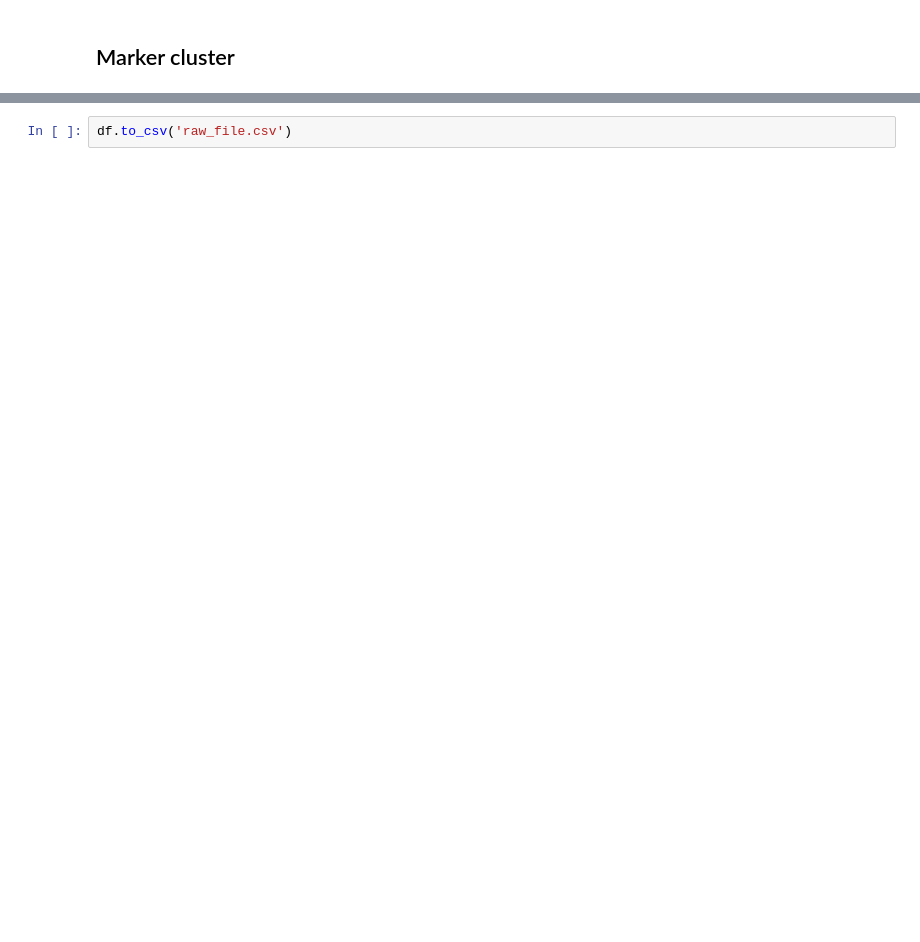
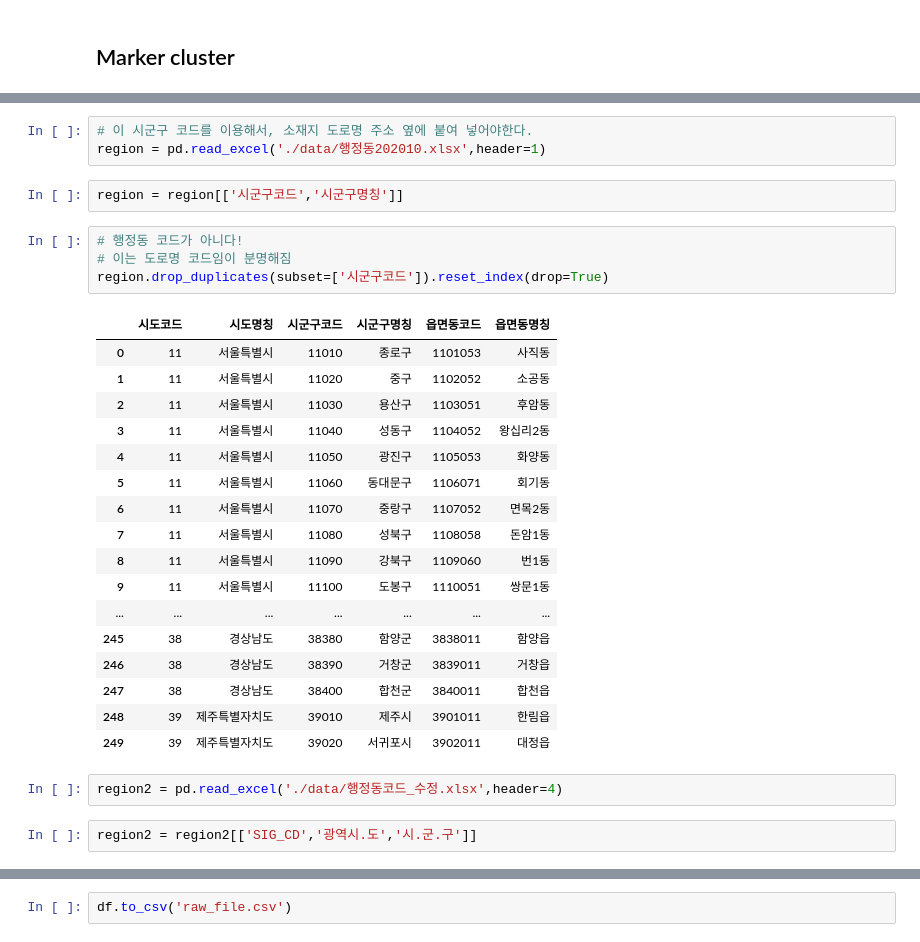
Before and after one commit to hana-dool/2102_JSproject, a Jupyter notebook: Preprocessinng.ipynb, the cells around one changed output, grey strips where cells are left out. Drawn from its saved outputs; the diff is of its cells as text; blank space fills up the shorter version.

```diff
--- a/Preprocessinng.ipynb
+++ b/Preprocessinng.ipynb
@@ -609,0 +729,31 @@ map_gangnam_temp
+# %%
+# 이 시군구 코드를 이용해서, 소재지 도로명 주소 옆에 붙여 넣어야한다.
+region = pd.read_excel('./data/행정동202010.xlsx',header=1)
+# %%
+region = region[['시군구코드','시군구명칭']]
+# %%
+# 행정동 코드가 아니다!
+# 이는 도로명 코드임이 분명해짐
+region.drop_duplicates(subset=['시군구코드']).reset_index(drop=True)
+# %% [output]
+|  | 시도코드 | 시도명칭 | 시군구코드 | 시군구명칭 | 읍면동코드 | 읍면동명칭 |
+| 0 | 11 | 서울특별시 | 11010 | 종로구 | 1101053 | 사직동 |
+| 1 | 11 | 서울특별시 | 11020 | 중구 | 1102052 | 소공동 |
+| 2 | 11 | 서울특별시 | 11030 | 용산구 | 1103051 | 후암동 |
+| 3 | 11 | 서울특별시 | 11040 | 성동구 | 1104052 | 왕십리2동 |
+| 4 | 11 | 서울특별시 | 11050 | 광진구 | 1105053 | 화양동 |
+| 5 | 11 | 서울특별시 | 11060 | 동대문구 | 1106071 | 회기동 |
+| 6 | 11 | 서울특별시 | 11070 | 중랑구 | 1107052 | 면목2동 |
+| 7 | 11 | 서울특별시 | 11080 | 성북구 | 1108058 | 돈암1동 |
+| 8 | 11 | 서울특별시 | 11090 | 강북구 | 1109060 | 번1동 |
+| 9 | 11 | 서울특별시 | 11100 | 도봉구 | 1110051 | 쌍문1동 |
+| ... | ... | ... | ... | ... | ... | ... |
+| 245 | 38 | 경상남도 | 38380 | 함양군 | 3838011 | 함양읍 |
+| 246 | 38 | 경상남도 | 38390 | 거창군 | 3839011 | 거창읍 |
+| 247 | 38 | 경상남도 | 38400 | 합천군 | 3840011 | 합천읍 |
+| 248 | 39 | 제주특별자치도 | 39010 | 제주시 | 3901011 | 한림읍 |
+| 249 | 39 | 제주특별자치도 | 39020 | 서귀포시 | 3902011 | 대정읍 |
+# %%
+region2 = pd.read_excel('./data/행정동코드_수정.xlsx',header=4)
+# %%
+region2 = region2[['SIG_CD','광역시.도','시.군.구']]
```
Also changed, not shown: parts of 22 cells of this notebook, 10 other files.
